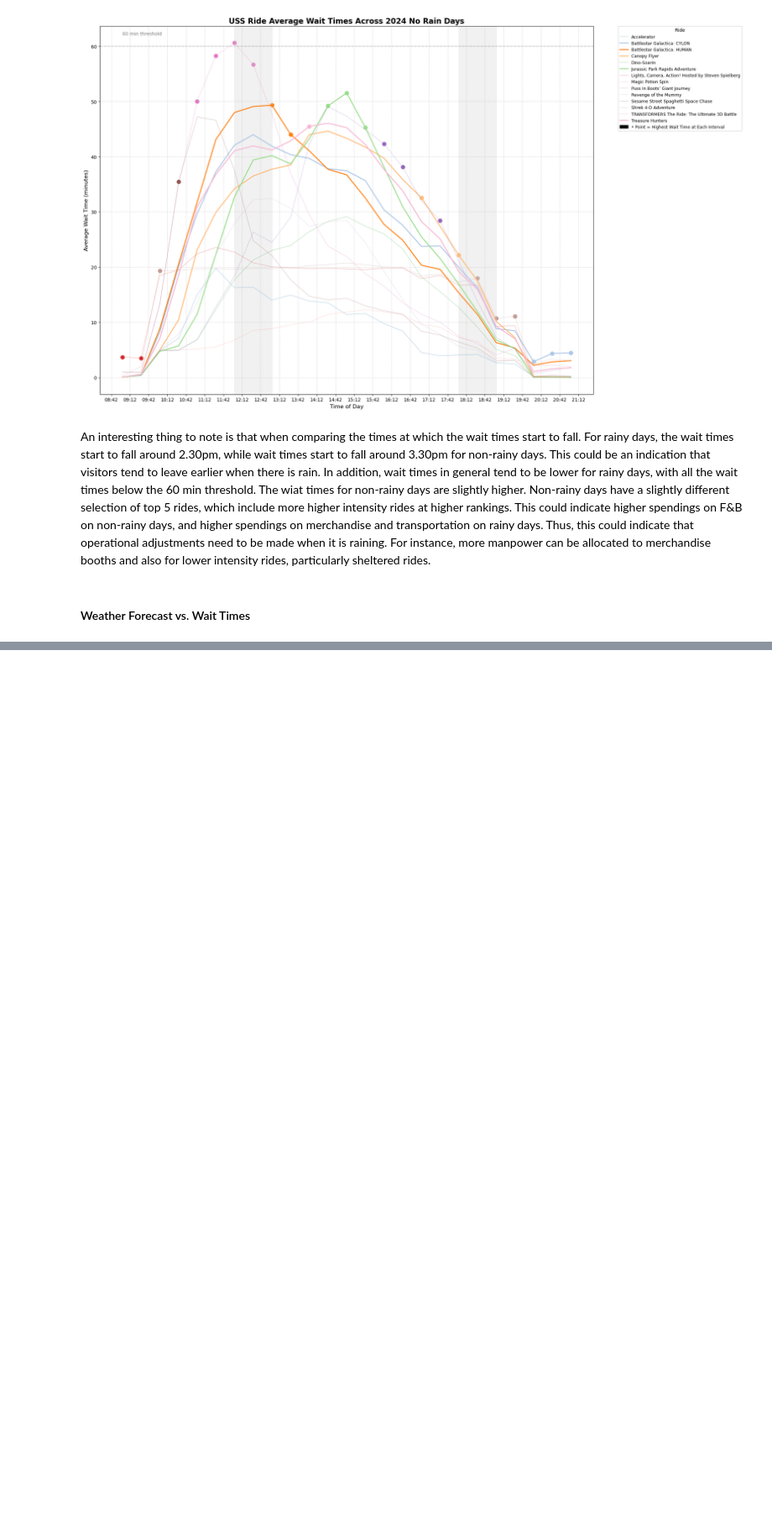
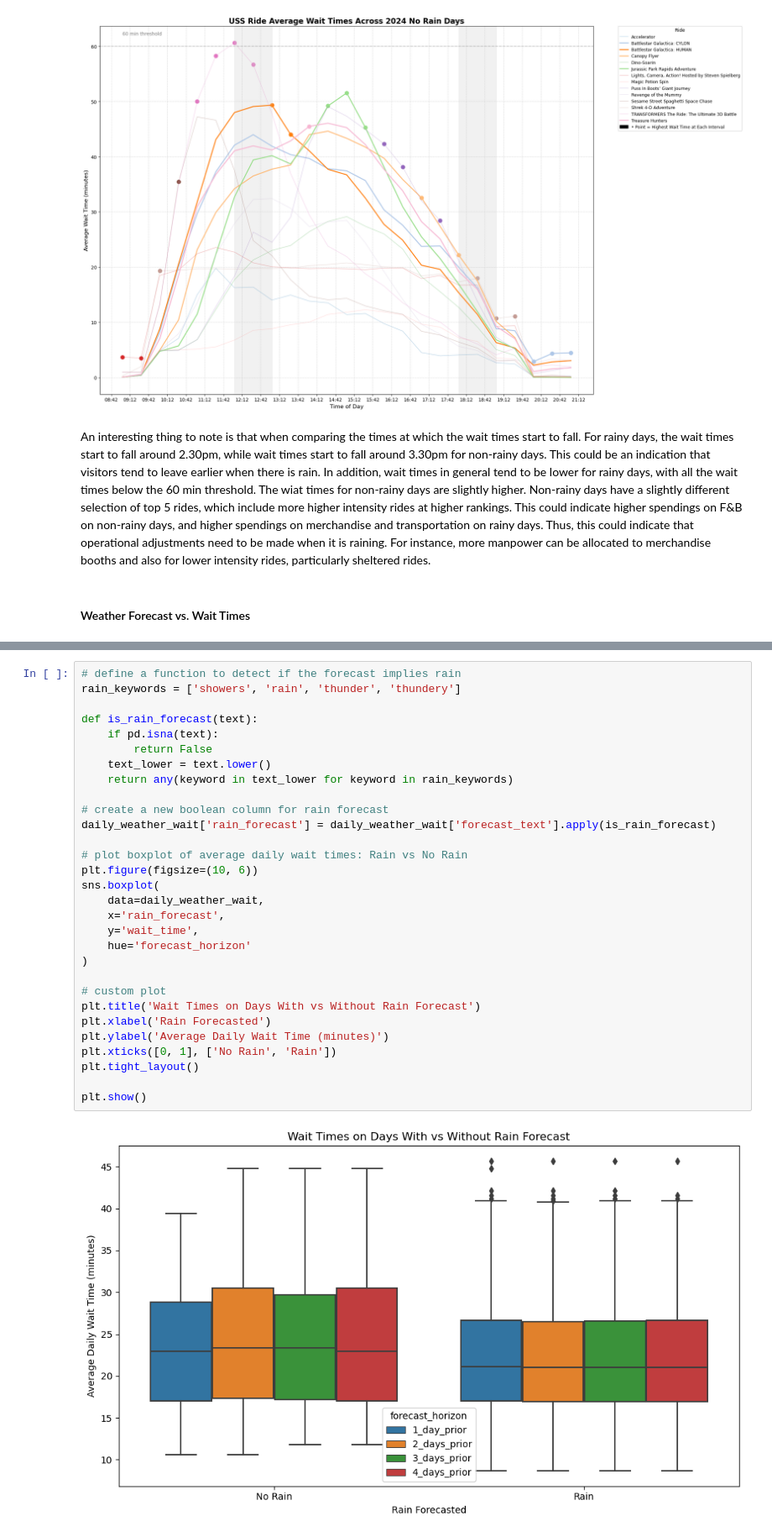
Before and after one commit to dimsumws/DSA3101-Group5, a Jupyter notebook: external_factors_analysis/analysis.ipynb, the cells around one changed output, grey strips where cells are left out. Shown at 84% size. Drawn from its saved outputs; the diff is of its cells as text; blank space fills up the shorter version.

```diff
--- a/external_factors_analysis/analysis.ipynb
+++ b/external_factors_analysis/analysis.ipynb
@@ -1231,0 +1260,32 @@ DataFrame for 4 days prior created.
+# %%
+# define a function to detect if the forecast implies rain
+rain_keywords = ['showers', 'rain', 'thunder', 'thundery']
+
+def is_rain_forecast(text):
+    if pd.isna(text):
+        return False
+    text_lower = text.lower()
+    return any(keyword in text_lower for keyword in rain_keywords)
+
+# create a new boolean column for rain forecast
+daily_weather_wait['rain_forecast'] = daily_weather_wait['forecast_text'].apply(is_rain_forecast)
+
+# plot boxplot of average daily wait times: Rain vs No Rain
+plt.figure(figsize=(10, 6))
+sns.boxplot(
+    data=daily_weather_wait,
+    x='rain_forecast',
+    y='wait_time',
+    hue='forecast_horizon'
+)
+
+# custom plot
+plt.title('Wait Times on Days With vs Without Rain Forecast')
+plt.xlabel('Rain Forecasted')
+plt.ylabel('Average Daily Wait Time (minutes)')
+plt.xticks([0, 1], ['No Rain', 'Rain'])
+plt.tight_layout()
+
+plt.show()
+# %% [output]
+[figure, added]
```
Also changed, not shown: parts of 6 cells of this notebook.
